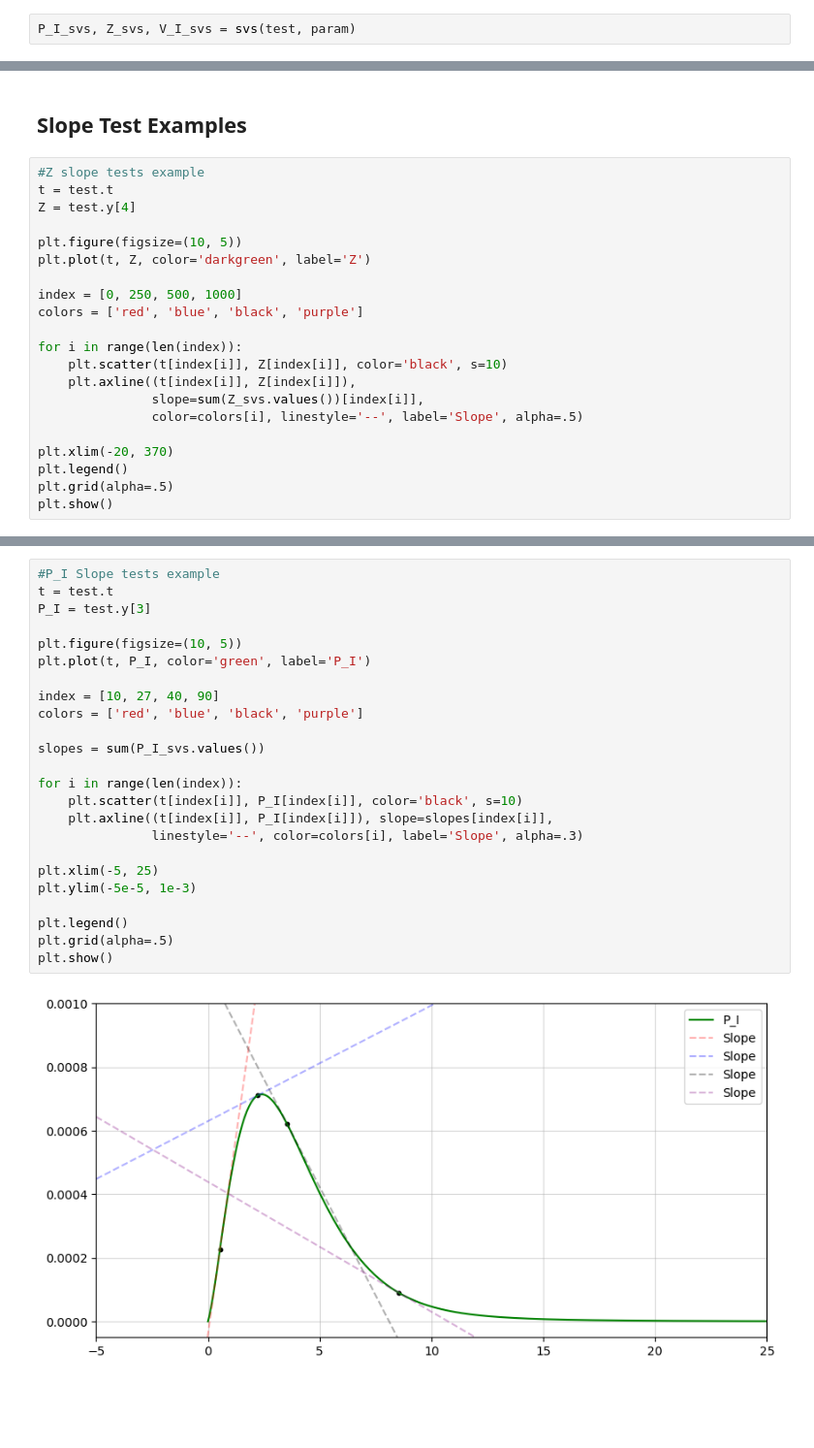
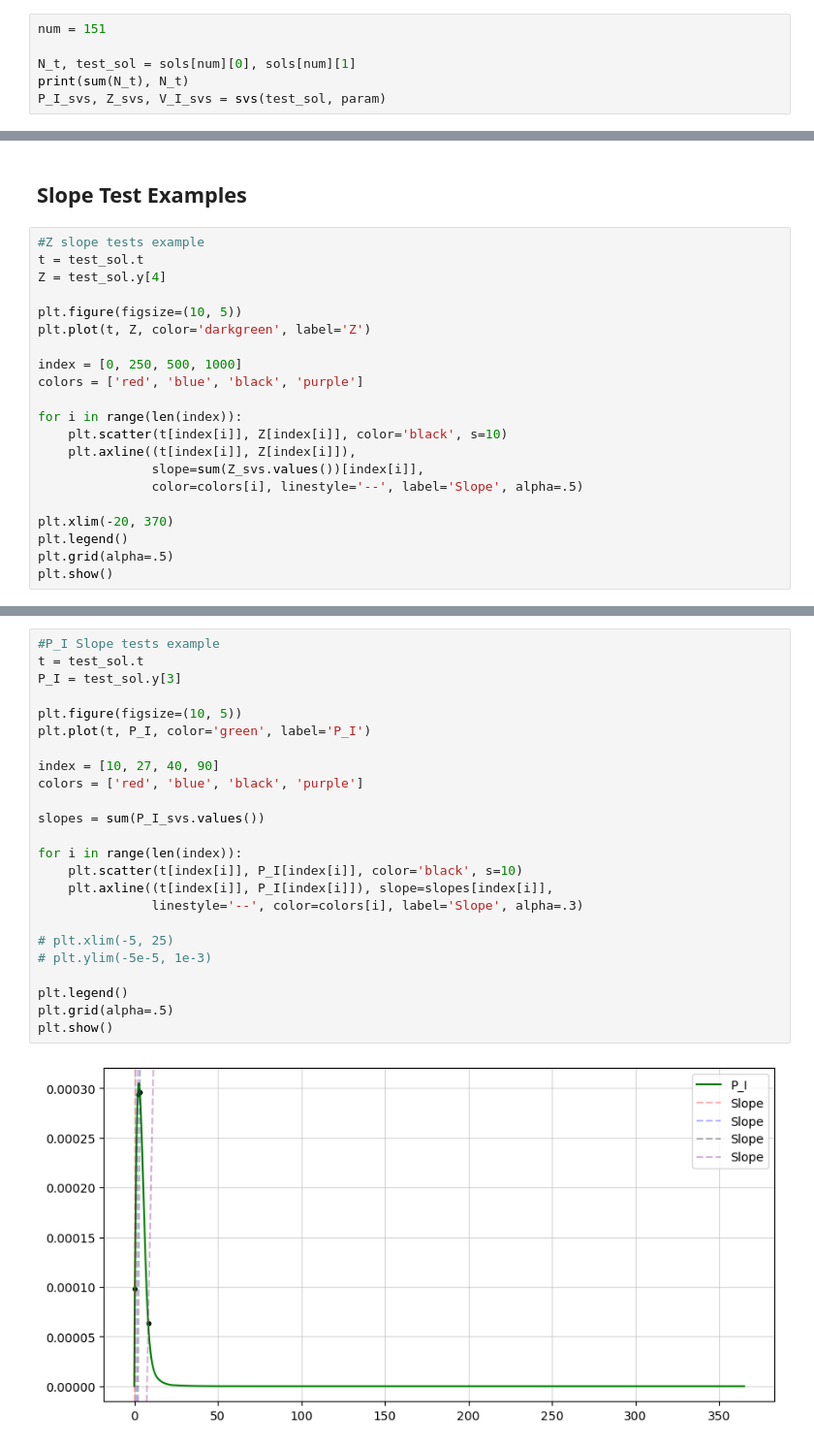
Before and after one commit to JessHolmess/NSF-GCR-Modeling-Repository, a Jupyter notebook: Sources_and_Sinks.ipynb, the cells around one changed output, grey strips where cells are left out. Shown at 97% size. Cells and saved outputs as stored; diff of their text form; blank space fills up the shorter version.

```diff
--- a/Sources_and_Sinks.ipynb
+++ b/Sources_and_Sinks.ipynb
@@ -119,2 +117,6 @@ def svs(sol, param):
 # %%
-P_I_svs, Z_svs, V_I_svs = svs(test, param)
+num = 151
+
+N_t, test_sol = sols[num][0], sols[num][1]
+print(sum(N_t), N_t)
+P_I_svs, Z_svs, V_I_svs = svs(test_sol, param)
@@ -219,8 +281,8 @@ plt.show()
 ## Slope Test Examples
 # %%
 #Z slope tests example
-t = test.t
-Z = test.y[4]
+t = test_sol.t
+Z = test_sol.y[4]
 
 plt.figure(figsize=(10, 5))
 plt.plot(t, Z, color='darkgreen', label='Z')
@@ -243,26 +305,26 @@ plt.show()
 # %%
 #P_I Slope tests example
-t = test.t
-P_I = test.y[3]
+t = test_sol.t
+P_I = test_sol.y[3]
 
 plt.figure(figsize=(10, 5))
 plt.plot(t, P_I, color='green', label='P_I')
 
 index = [10, 27, 40, 90]
 colors = ['red', 'blue', 'black', 'purple']
 
 slopes = sum(P_I_svs.values())
 
 for i in range(len(index)):
     plt.scatter(t[index[i]], P_I[index[i]], color='black', s=10)
     plt.axline((t[index[i]], P_I[index[i]]), slope=slopes[index[i]],
                linestyle='--', color=colors[i], label='Slope', alpha=.3)
 
-plt.xlim(-5, 25)
-plt.ylim(-5e-5, 1e-3)
+# plt.xlim(-5, 25)
+# plt.ylim(-5e-5, 1e-3)
 
 plt.legend()
 plt.grid(alpha=.5)
 plt.show()
 # %% [output]
-[figure, old version]
+[figure, new version]
```
Also changed, not shown: parts of 14 cells of this notebook, 3 other files.
